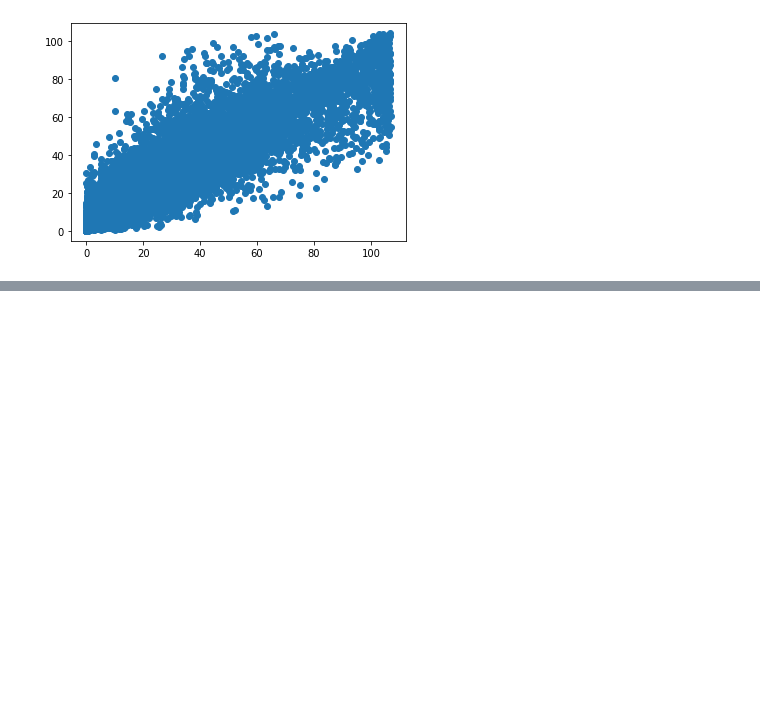
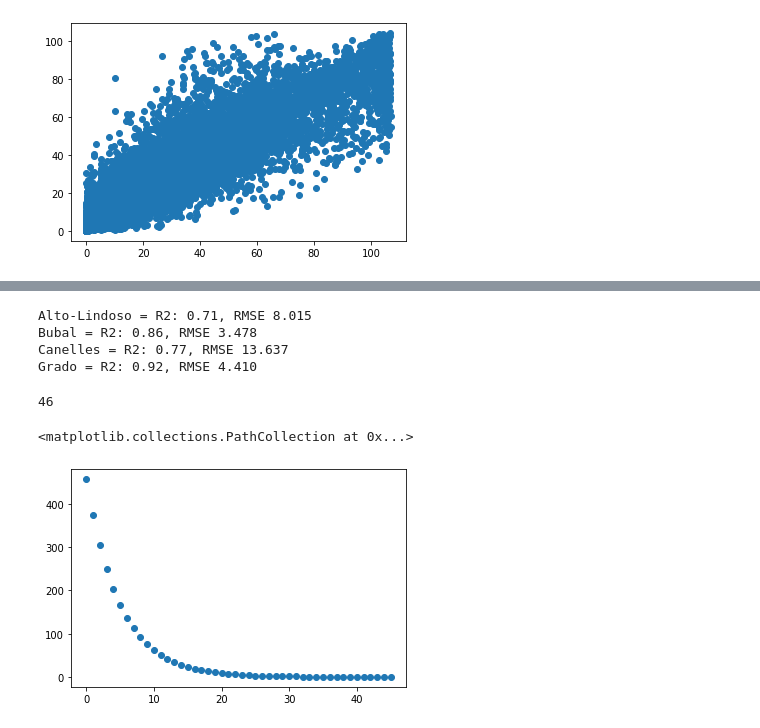
Before and after one commit to davemlz/Master_of_DataScience, a Jupyter notebook: TFM/depth_LR.ipynb, the cells around one changed output, grey strips where cells are left out. Saved outputs shown, nothing was run; the diff lists cells and outputs as text; code cells hidden in the pictures; blank space fills up the shorter version.

```diff
--- a/TFM/depth_LR.ipynb
+++ b/TFM/depth_LR.ipynb
@@ -257,0 +253,7 @@ plt.scatter(y_test,y_pred)
+# %%
+parameters = {"max_depth":np.arange(3,15,1)}
+rfReg = GridSearchCV(gb(n_estimators = 500,max_features = "sqrt",validation_fraction = 0.05,n_iter_no_change = 15,random_state = 20),parameters,cv = 3,scoring = "neg_root_mean_squared_error")
+rfReg.fit(X_train,y_train)
+# %%
+randomBG = gb(n_estimators = 500,max_features = "sqrt",validation_fraction = 0.05,n_iter_no_change = 10,random_state = 20,max_depth = 50,tol = 0.01,subsample=0.8)
+randomBG.fit(X_train,y_train)
@@ -257,0 +276,19 @@ plt.scatter(y_test,y_pred)
+# %%
+print("Alto-Lindoso = R2: %0.2f, RMSE %0.3f" % (r2(y_test_A,y_pred_A),mse(y_test_A,y_pred_A,squared = False)))
+print("Bubal = R2: %0.2f, RMSE %0.3f" % (r2(y_test_B,y_pred_B),mse(y_test_B,y_pred_B,squared = False)))
+print("Canelles = R2: %0.2f, RMSE %0.3f" % (r2(y_test_C,y_pred_C),mse(y_test_C,y_pred_C,squared = False)))
+print("Grado = R2: %0.2f, RMSE %0.3f" % (r2(y_test_G,y_pred_G),mse(y_test_G,y_pred_G,squared = False)))
+# %% [output]
+Alto-Lindoso = R2: 0.71, RMSE 8.015
+Bubal = R2: 0.86, RMSE 3.478
+Canelles = R2: 0.77, RMSE 13.637
+Grado = R2: 0.92, RMSE 4.410
+# %%
+randomBG.n_estimators_
+# %% [output]
+46
+# %%
+plt.scatter(np.arange(0,randomBG.train_score_.shape[0],1),randomBG.train_score_)
+# %% [output]
+<matplotlib.collections.PathCollection at 0x...>
+[figure, added]
```
Also changed, not shown: parts of 6 cells of this notebook.
